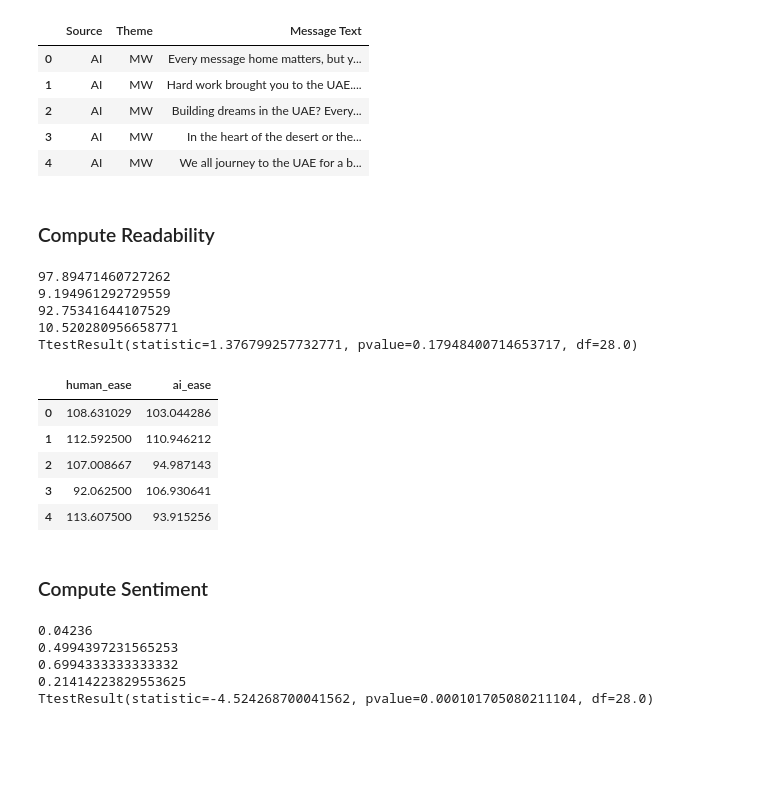
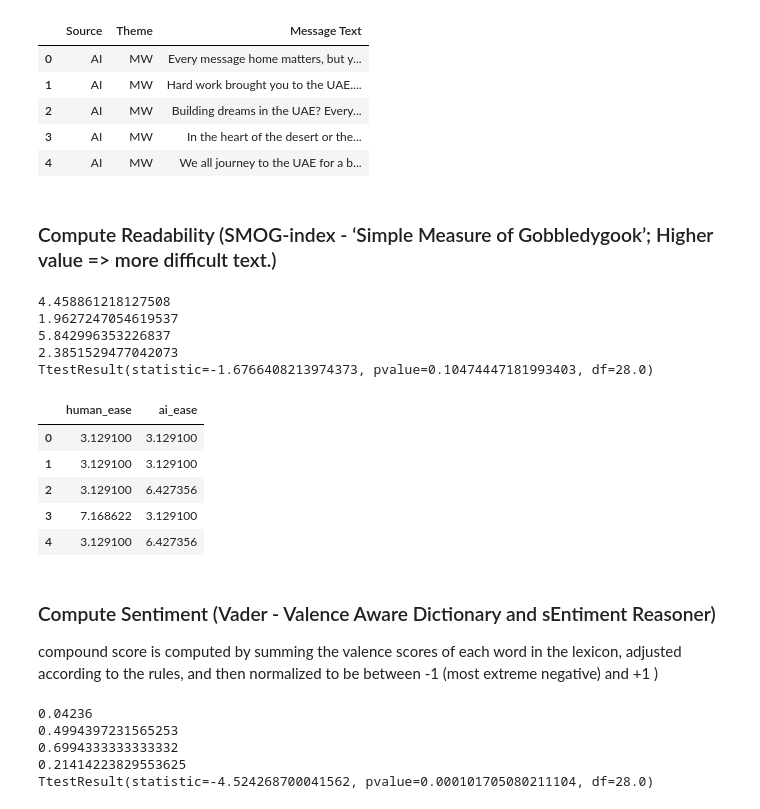
Before and after one commit to nomcomm/uae_billboard_ai, a Jupyter notebook: scripts/02_computational_analyses/02_ReadingEase_Sentiment.ipynb, the cells around one changed output. Cells and saved outputs as stored; diff of their text form; code cells hidden in the pictures; blank space fills up the shorter version.

```diff
--- a/scripts/02_computational_analyses/02_ReadingEase_Sentiment.ipynb
+++ b/scripts/02_computational_analyses/02_ReadingEase_Sentiment.ipynb
@@ -52,48 +52,49 @@ Name: Message Text, dtype: object
 | 3 | AI | MW | In the heart of the desert or the... |
 | 4 | AI | MW | We all journey to the UAE for a b... |
 # %% [markdown]
-### Compute Readability
+### Compute Readability (SMOG-index - ‘Simple Measure of Gobbledygook’; Higher value => more difficult text.)
 # %%
 nlp = spacy.load("en_core_web_sm")
 
 human_readabilities = []
 for curr_msg in human_msgs:
     doc = textacy.make_spacy_doc(curr_msg, lang="en_core_web_sm")
-    human_readabilities.append(textacy.text_stats.flesch_reading_ease(doc));
+    human_readabilities.append(textacy.text_stats.smog_index(doc));
 
 ai_readabilities = []
 for curr_msg in ai_msgs:
     doc = textacy.make_spacy_doc(curr_msg, lang="en_core_web_sm")
-    ai_readabilities.append(textacy.text_stats.flesch_reading_ease(doc));
+    ai_readabilities.append(textacy.text_stats.smog_index(doc));
 
 '''Readability test used as a general-purpose standard in several languages, based on
 a weighted combination of avg. sentence length and avg. word length. Values usually
 fall in the range [0, 100], but may be arbitrarily negative in extreme cases. Higher value => easier text.'''
 
 print(np.mean(human_readabilities))
 print(np.std(human_readabilities))
 
 print(np.mean(ai_readabilities))
 print(np.std(ai_readabilities))
 
 print(stats.ttest_ind(human_readabilities, ai_readabilities))
 
 df_readability = pd.DataFrame(np.vstack((human_readabilities, ai_readabilities)).T, columns = ['human_ease', 'ai_ease'])
 df_readability.head()
 # %% [output]
-97.89471460727262
-9.194961292729559
-92.75341644107529
-10.520280956658771
-TtestResult(statistic=1.376799257732771, pvalue=0.17948400714653717, df=28.0)
+4.458861218127508
+1.9627247054619537
+5.842996353226837
+2.3851529477042073
+TtestResult(statistic=-1.6766408213974373, pvalue=0.10474447181993403, df=28.0)
 |  | human_ease | ai_ease |
-| 0 | 108.631029 | 103.044286 |
-| 1 | 112.592500 | 110.946212 |
-| 2 | 107.008667 | 94.987143 |
-| 3 | 92.062500 | 106.930641 |
-| 4 | 113.607500 | 93.915256 |
+| 0 | 3.129100 | 3.129100 |
+| 1 | 3.129100 | 3.129100 |
+| 2 | 3.129100 | 6.427356 |
+| 3 | 7.168622 | 3.129100 |
+| 4 | 3.129100 | 6.427356 |
 # %% [markdown]
-### Compute Sentiment
+### Compute Sentiment (Vader - Valence Aware Dictionary and sEntiment Reasoner)
+compound score is computed by summing the valence scores of each word in the lexicon, adjusted according to the rules, and then normalized to be between -1 (most extreme negative) and +1 )
 # %%
 analyzer = SentimentIntensityAnalyzer()
 
```
Also changed, not shown: parts of 10 cells of this notebook, 1 other file.
